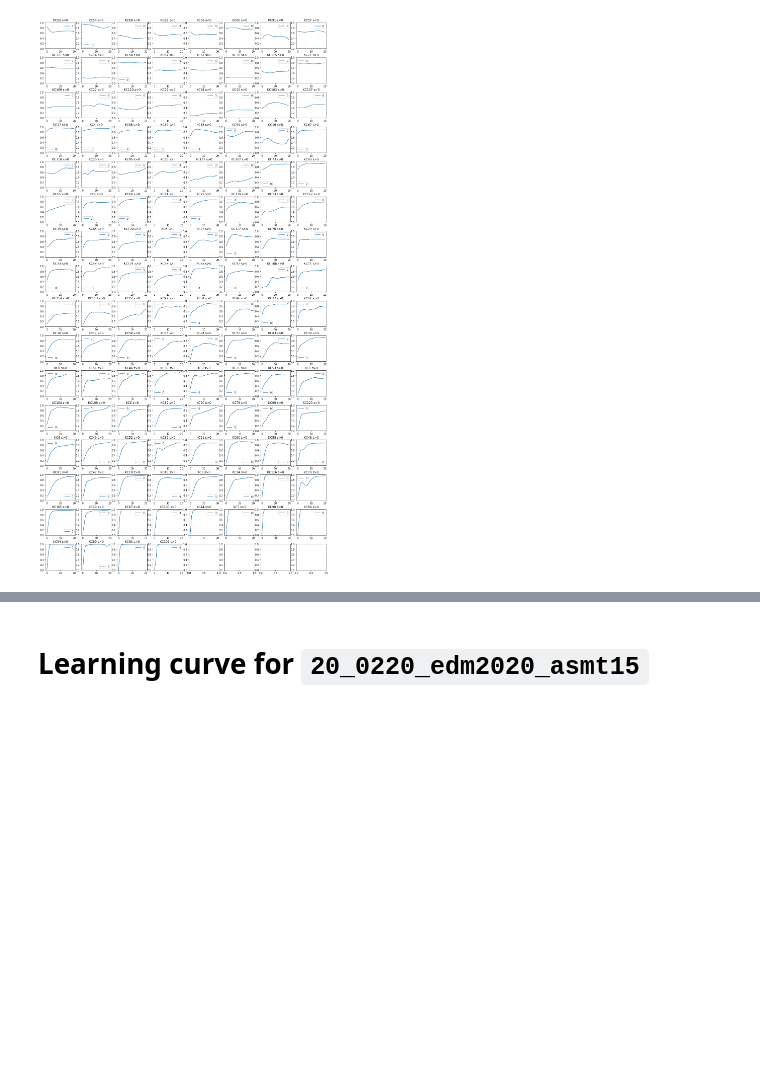
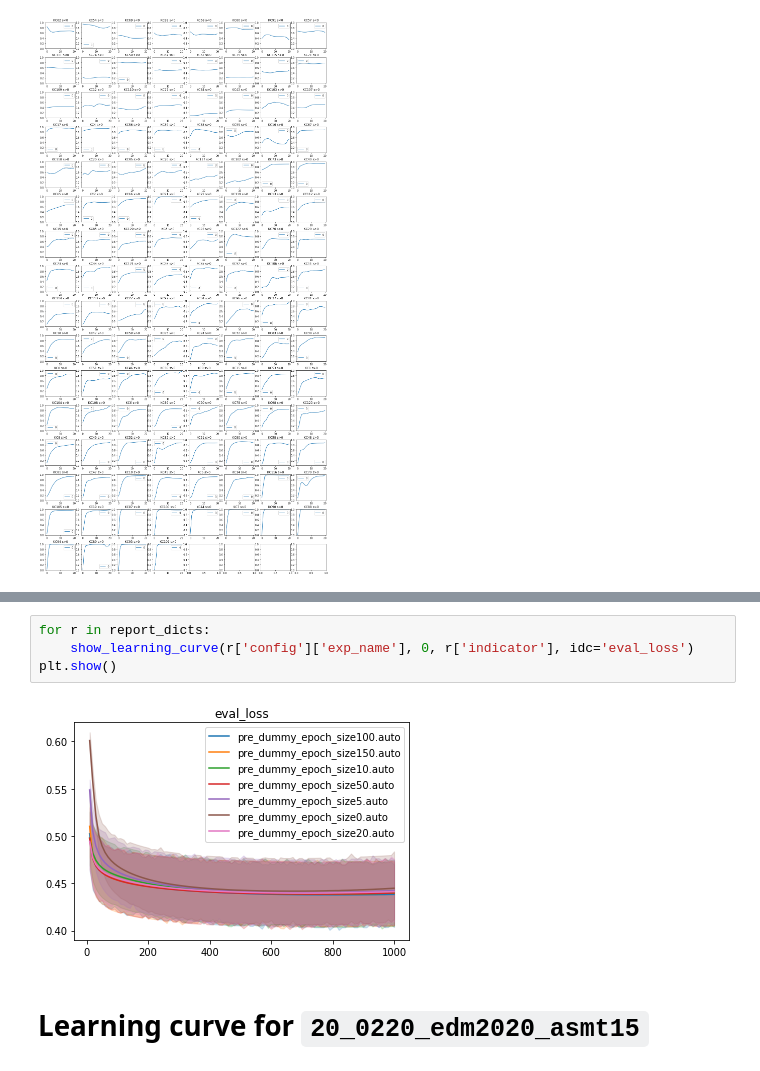
Before and after one commit to qqpann/KnowledgeTracing, a Jupyter notebook: notebook/Visualize_LearningCurve.ipynb, the cells around one changed output, grey strips where cells are left out. Drawn from its saved outputs; the diff is of its cells as text; blank space fills up the shorter version.

```diff
--- a/notebook/Visualize_LearningCurve.ipynb
+++ b/notebook/Visualize_LearningCurve.ipynb
@@ -112,3 +155,9 @@ plt.show()
+# %%
+for r in report_dicts:
+    show_learning_curve(r['config']['exp_name'], 0, r['indicator'], idc='eval_loss')
+plt.show()
+# %% [output]
+[figure, added]
 # %% [markdown]
 # Learning curve for `20_0220_edm2020_asmt15`
 # %%
```
Also changed, not shown: parts of 8 cells of this notebook, 3 other files.
